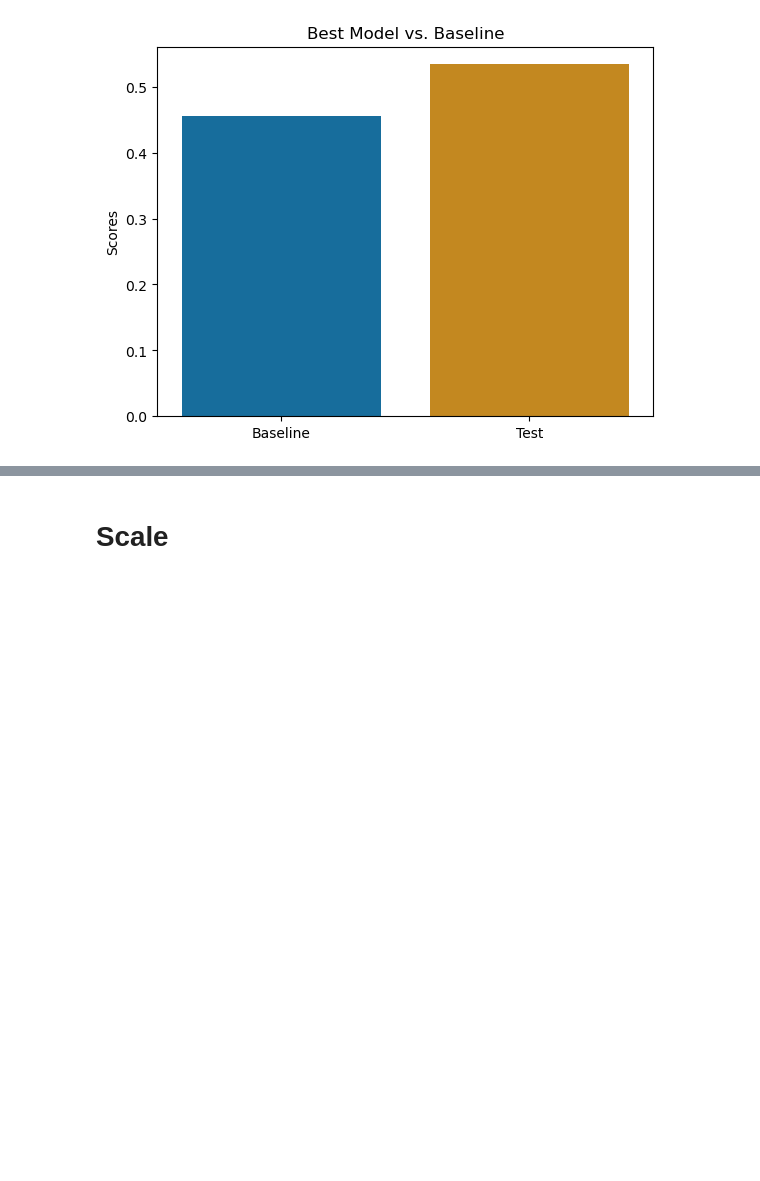
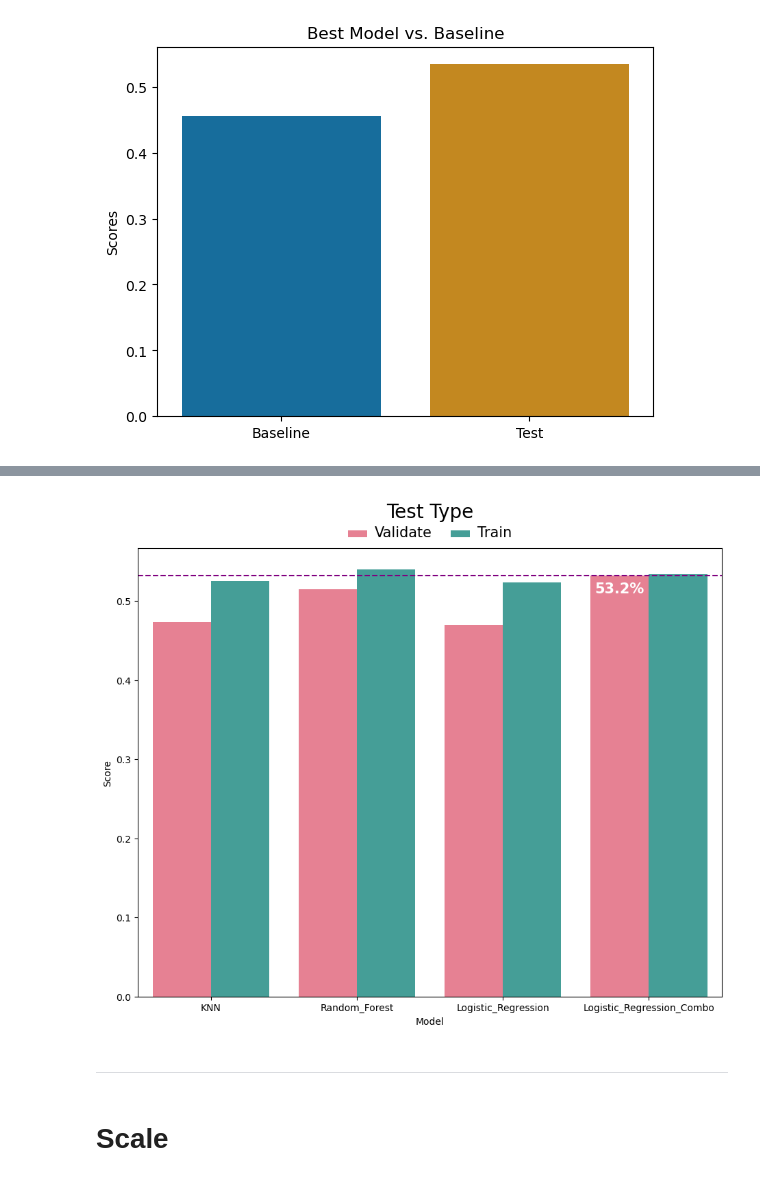
Before and after one commit to noether-manjor/clustering-project, a Jupyter notebook: manny/modeling_mvp.ipynb, the cells around one changed output, grey strips where cells are left out. Cells and saved outputs as stored; diff of their text form; code cells hidden in the pictures; blank space fills up the shorter version.

Commit message:
plot annotations

```diff
--- a/manny/modeling_mvp.ipynb
+++ b/manny/modeling_mvp.ipynb
@@ -573,3 +557,29 @@ plt.show()
+# %%
+plt.figure(figsize=(11, 8.5))
+
+# barplot
+top_model_scores_barplot = sns.barplot(data=melted_scores_df,x="Model",y="Score",hue="Type",palette="husl")
+
+# extras
+# ======
+# horizontal line
+plt.axhline(y = validate_max, color = 'purple', linestyle = '--')
+
+# formatting horizontal line text
+top_model_scores_barplot.text(2.63,.51, "53.2%",fontdict=dict(fontsize=15,color="white",weight="bold"))
+
+# moving legend
+sns.move_legend(top_model_scores_barplot, "lower center", bbox_to_anchor=(.5, 1), ncol=3, title="Test Type", frameon=False)
+
+# formatting legend
+plt.setp(top_model_scores_barplot.get_legend().get_texts(), fontsize='15')
+plt.setp(top_model_scores_barplot.get_legend().get_title(), fontsize='20')
+#plt.legend(fontsize='x-large', title_fontsize='40')
+plt.show()
+# %% [output]
+[figure, added]
+# %% [markdown]
+---
 # %% [markdown]
 # Scale
 # %%
```
Also changed, not shown: parts of 26 cells of this notebook.
